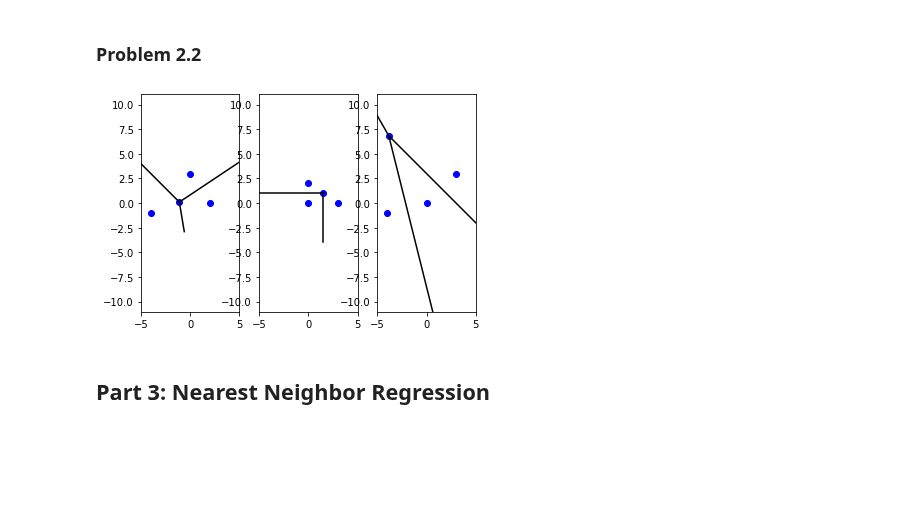
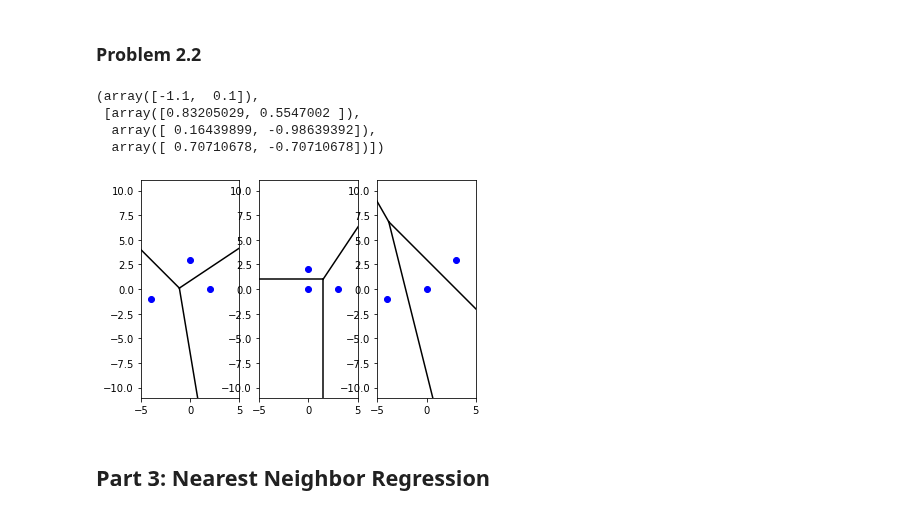
Before and after one commit to matteo8p/cs370, a Jupyter notebook: homework02/homework02_caleb.ipynb, the cells around one changed output. Saved outputs shown, nothing was run; the diff lists cells and outputs as text; code cells hidden in the pictures; blank space fills up the shorter version.

```diff
--- a/homework02/homework02_caleb.ipynb
+++ b/homework02/homework02_caleb.ipynb
@@ -167,64 +166,80 @@ def voronoi_3(points):
 
     u = []
     combine = np.array([p, q, r])
+    #for i in range(len(combine)):
+    #    for j in range(i+1, len(combine)):
+    #        midpoint = (combine[i]+combine[j])/2
+    #        slope = (midpoint - z)
+    #        u.append(slope/math.sqrt(np.dot(slope,slope)))
+
+
     for i in range(len(combine)):
         for j in range(i+1, len(combine)):
-            midpoint = (combine[i]+combine[j])/2
-            slope = (midpoint - z)
-            u.append(slope)
-
-    # brian's original method
-    #u = np.array([q-p,r-p,r-q])
-    #for i in range(3):
-    #    u[i] /= math.sqrt(np.dot(u[i],u[i]))
+            # if y values are the same, put a vertical line
+            if combine[i][1]==combine[j][1]:
+                u.append(np.array([0,1]))
+            # if x values are the same, put a horizontal line
+            elif combine[i][0]==combine[j][0]:
+                u.append(np.array([1,0]))
+            else:
+                point_slope = (combine[i][1]-combine[j][1])/(combine[i][0]-combine[j][0])
+                slope = -1/point_slope
+                vector = np.array([1,slope])
+                u.append(vector/math.sqrt(np.dot(vector,vector)))
 
     return z,u
 
 # Two methods: 1) a dot u = 0 (choosing which direction)
 # 2) subtract midpoint from z point to get the slope for the lines
+#voronoi_3(test_points[0])
+#voronoi_3(test_points[1])
+#voronoi_3(test_points[2])
+# %% [output]
+(array([-1.1,  0.1]),
+ [array([0.83205029, 0.5547002 ]),
+  array([ 0.16439899, -0.98639392]),
+  array([ 0.70710678, -0.70710678])])
 # %%
 def draw_voronoi_3(points, z, u):
     plt.axis('equal')
     plt.axis([-5,5,-5,5])
 
-    plt.plot(z[0], z[1], 'bo')
+    #plt.plot(z[0], z[1], 'bo')
 
     # plotting the individual points p,q,r
     plt.plot(point[0][0],point[0][1],'bo')
     plt.plot(point[1][0],point[1][1],'bo')
     plt.plot(point[2][0],point[2][1],'bo')
 
     #plotting pq line
-    if np.linalg.norm(u[0] - point[2]) < np.linalg.norm(u[0] - point[0]): linspace = np.linspace(-5,0,2)
-    else: linspace = np.linspace(5,0,2)
+    if np.dot(z+u[0]-point[2],z+u[0]-point[2]) < np.dot(z+u[0]-point[0],z+u[0]-point[0]): u[0]*=-1
+    linspace = np.linspace(0,100,2)
     pts_x = z[0] + linspace*u[0][0]
     pts_y = z[1] + linspace*u[0][1]
     plt.plot(pts_x,pts_y,'k')
 
     #plotting pr line
-    if np.linalg.norm(u[0] - point[1]) < np.linalg.norm(u[0] - point[0]): linspace = np.linspace(-5,0,2)
-    else: linspace = np.linspace(5,0,2)
-    linspace = np.linspace(0,5,2)
+    if np.dot(z+u[1]-point[1],z+u[1]-point[1]) < np.dot(z+u[1]-point[0],z+u[1]-point[0]): u[1]*=-1
+    linspace = np.linspace(0,100,2)
     pts_x = z[0] + linspace*u[1][0]
     pts_y = z[1] + linspace*u[1][1]
     plt.plot(pts_x,pts_y,'k')
 
     #plotting qr line
-    if np.linalg.norm(u[0] - point[0]) < np.linalg.norm(u[0] - point[1]): linspace = np.linspace(-5,0,2)
-    else: linspace = np.linspace(5,0,2)
-    linspace = np.linspace(0,5,2)
+    if np.dot(z+u[2]-point[0],z+u[2]-point[0]) < np.dot(z+u[2]-point[1],z+u[2]-point[1]): u[2]*=-1
+    linspace = np.linspace(0,100,2)
     pts_x = z[0] + linspace*u[2][0]
     pts_y = z[1] + linspace*u[2][1]
     plt.plot(pts_x,pts_y,'k')
 
 i = 1
 for point in test_points:
     z,u = voronoi_3(point)
     plt.subplot(1, 3, i)
     draw_voronoi_3(point,z,u)
     i += 1
 # %% [output]
-[figure, old version]
+[figure, new version]
 # %% [markdown]
 ## Part 3: Nearest Neighbor Regression
 # %%
```
Also changed, not shown: parts of 5 cells of this notebook.
